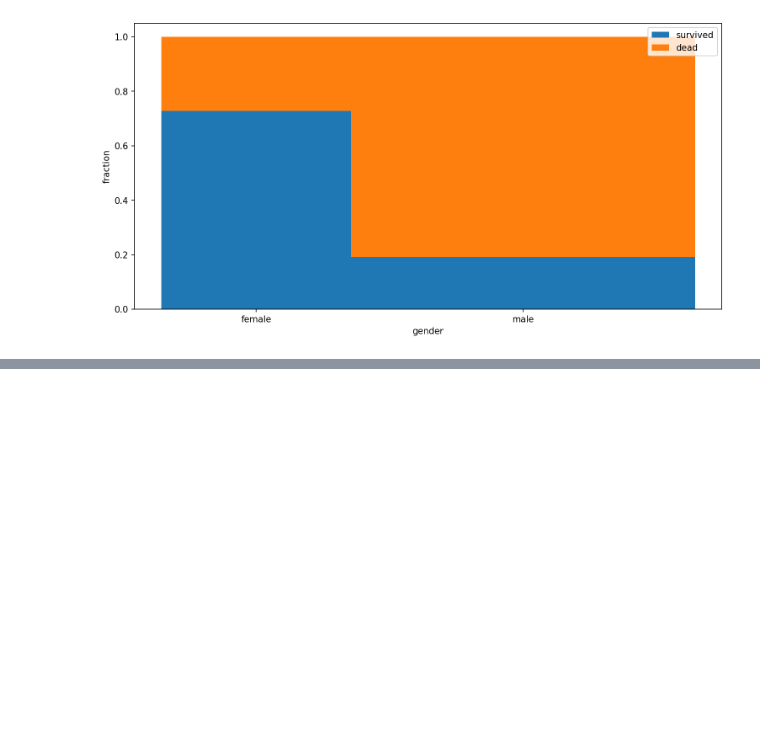
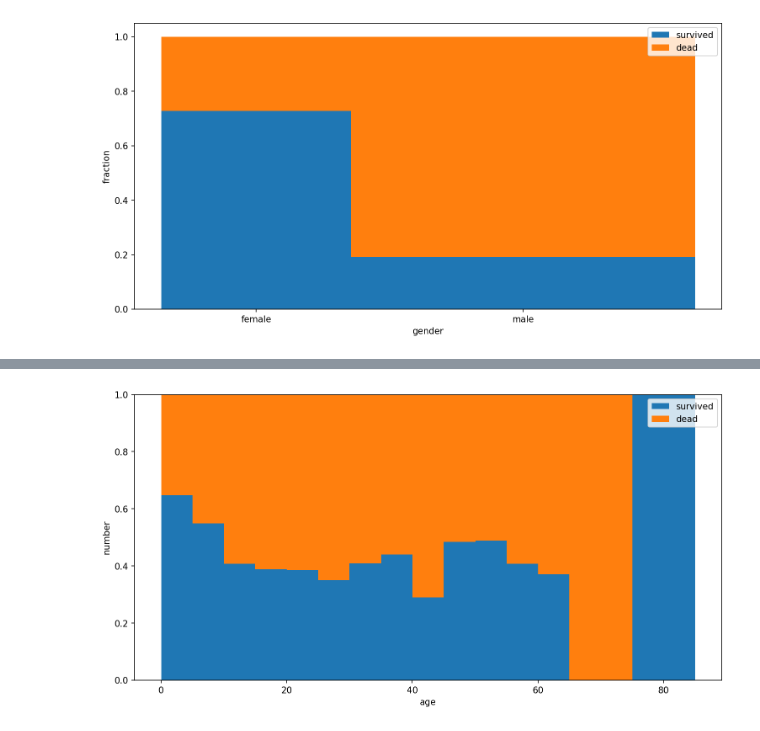
Before and after one commit to lucalista/analisi-dati-2023, a Jupyter notebook: 03.03.00__Titanic.ipynb, the cells around one changed output, grey strips where cells are left out. Cells and saved outputs as stored; diff of their text form; code cells hidden in the pictures; blank space fills up the shorter version.

```diff
--- a/03.03.00__Titanic.ipynb
+++ b/03.03.00__Titanic.ipynb
@@ -344,0 +362,4 @@ Name: sex, dtype: int64
+# %%
+cat_years = 5
+df['age_cat'] = (np.floor(df['age']/cat_years)*cat_years+cat_years/2)
+df['age_cat'].value_counts().sort_index()
@@ -344,0 +387,3 @@ Name: sex, dtype: int64
+# %%
+cross_tab = pd.crosstab(index=df.age_cat, columns=[df.survived], rownames=["age_cat"], colnames=["survived"])
+cross_tab
@@ -344,0 +412,5 @@ Name: sex, dtype: int64
+# %%
+cross_tab['all']=cross_tab.loc[:,0]+cross_tab.loc[:,1]
+cross_tab['f_survived']=cross_tab.loc[:,1]/cross_tab['all']
+cross_tab['f_dead']=cross_tab.loc[:,0]/cross_tab['all']
+cross_tab
@@ -344,0 +437,10 @@ Name: sex, dtype: int64
+# %%
+plt.figure(figsize=(12,6), dpi=150)
+plt.bar(x=cross_tab.index, width=cat_years, height=cross_tab['f_survived'], label='survived')
+plt.bar(x=cross_tab.index, width=cat_years, bottom=cross_tab['f_survived'], height=1-cross_tab['f_survived'], label='dead')
+plt.xlabel('age')
+plt.ylabel('number')
+plt.legend()
+plt.show()
+# %% [output]
+[figure, added]
```
Also changed, not shown: parts of 53 cells of this notebook.
